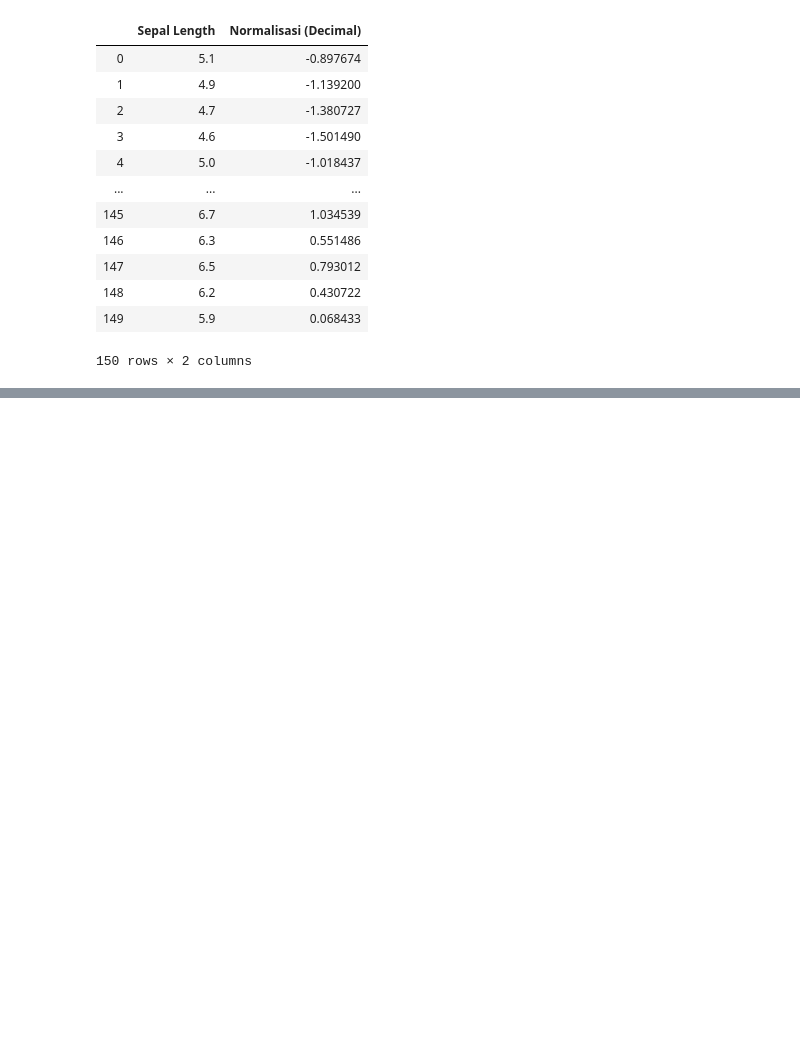
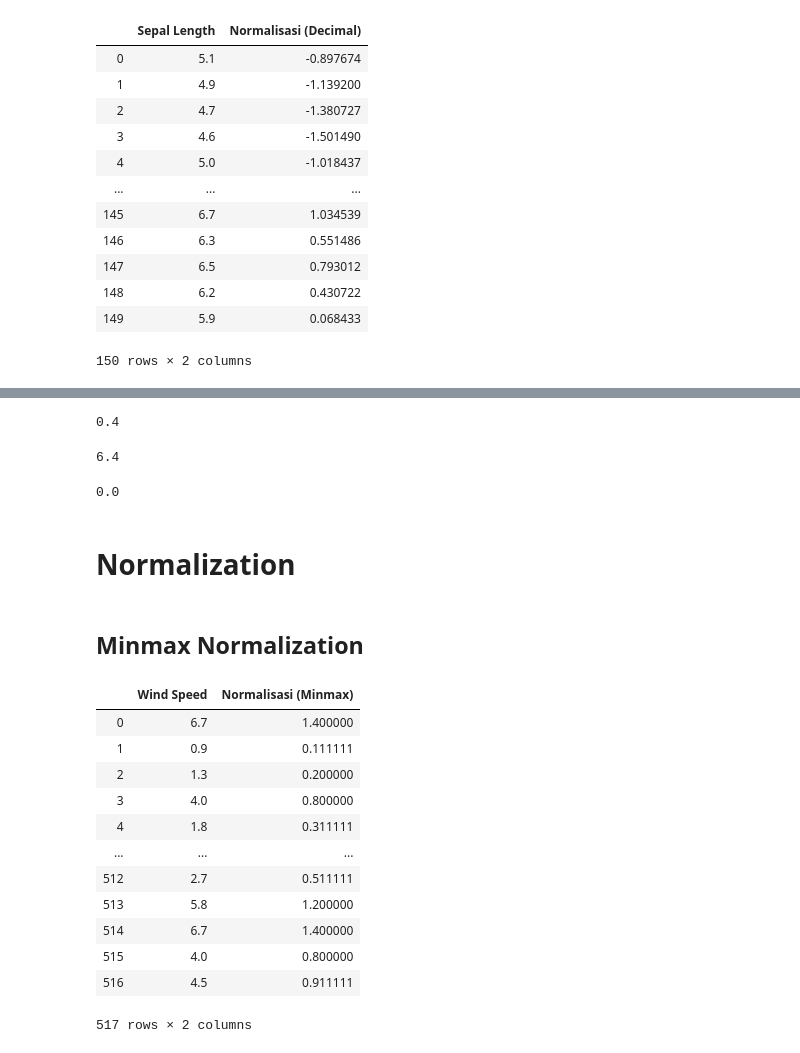
Before and after one commit to ibnutriyuono/machine-learning2019, a Jupyter notebook: Tugas 2 Normalization .ipynb, the cells around one changed output, grey strips where cells are left out. Cells and saved outputs as stored; diff of their text form; code cells hidden in the pictures; blank space fills up the shorter version.

```diff
--- a/Tugas 2 Normalization .ipynb
+++ b/Tugas 2 Normalization .ipynb
@@ -268,0 +255,3 @@ SyntaxError: EOF while scanning triple-quoted string literal (<ipython-input-40-
+# %%
+windSpeed = forrestDf['wind']
+windSpeed.head()
@@ -268,0 +282,36 @@ SyntaxError: EOF while scanning triple-quoted string literal (<ipython-input-40-
+# %%
+windSpeedMin = windSpeed.min()
+windSpeedMin
+# %% [output]
+0.4
+# %%
+rainMax = rain.max()
+rainMax
+# %% [output]
+6.4
+# %%
+rainMin = rain.min()
+rainMin
+# %% [output]
+0.0
+# %% [markdown]
+# Normalization
+# %% [markdown]
+## Minmax Normalization
+# %%
+dataWindSpeedMinMax = pd.DataFrame({'Wind Speed': windSpeed, 'Normalisasi (Minmax)': minmax(windSpeed)})
+dataWindSpeedMinMax
+# %% [output]
+|  | Wind Speed | Normalisasi (Minmax) |
+| 0 | 6.7 | 1.400000 |
+| 1 | 0.9 | 0.111111 |
+| 2 | 1.3 | 0.200000 |
+| 3 | 4.0 | 0.800000 |
+| 4 | 1.8 | 0.311111 |
+| ... | ... | ... |
+| 512 | 2.7 | 0.511111 |
+| 513 | 5.8 | 1.200000 |
+| 514 | 6.7 | 1.400000 |
+| 515 | 4.0 | 0.800000 |
+| 516 | 4.5 | 0.911111 |
+517 rows × 2 columns
```
Also changed, not shown: parts of 18 cells of this notebook, 1 other file.
